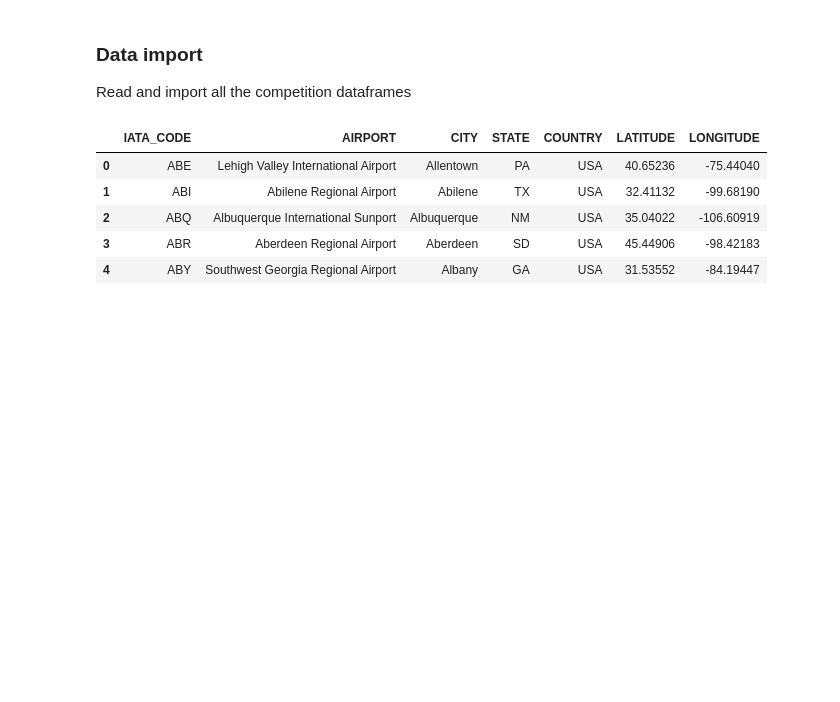
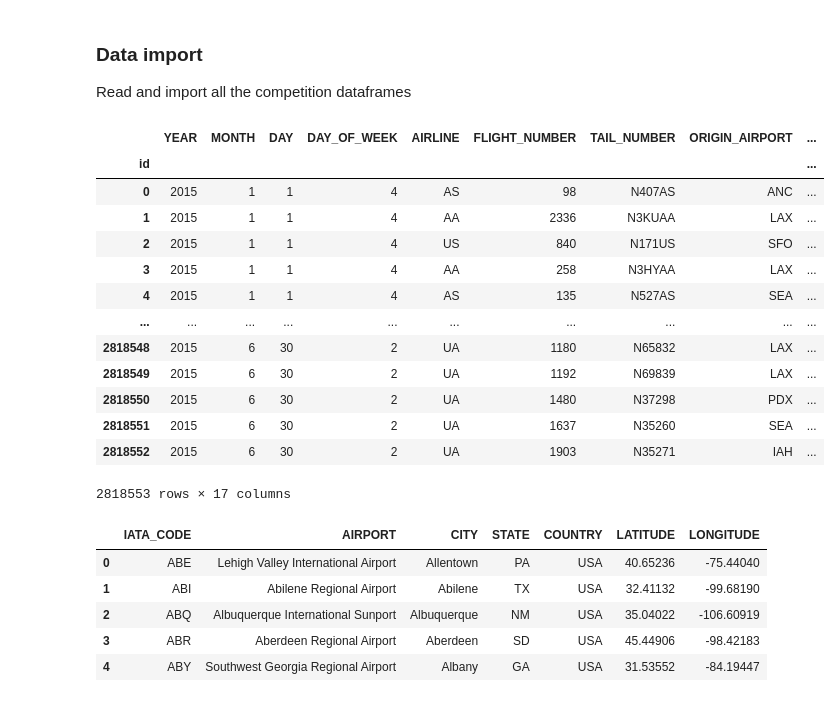
Before and after one commit to paula-sorolla/AML-FlightDelay, a Jupyter notebook: Preprocessing.ipynb, the cells around one changed output. Saved outputs shown, nothing was run; the diff lists cells and outputs as text; code cells hidden in the pictures; blank space fills up the shorter version.

```diff
--- a/Preprocessing.ipynb
+++ b/Preprocessing.ipynb
@@ -35,8 +35,24 @@ Read and import all the competition dataframes
 # %%
 df_airlines = pd.read_csv('Data/airlines.csv')
 df_airports = pd.read_csv('Data/airports.csv')
-df_flights = pd.read_csv('Data/flights_train.csv')
-df_flights_test = pd.read_csv('Data/flights_test.csv')
+df_flights = pd.read_csv('Data/flights_train.csv', index_col=0)  # first column as index
+df_flights_test = pd.read_csv('Data/flights_test.csv', index_col=0)
+df_flights
+# %% [output]
+|  | YEAR | MONTH | DAY | DAY_OF_WEEK | AIRLINE | FLIGHT_NUMBER | TAIL_NUMBER | ORIGIN_AIRPORT | ... |
+| id |  |  |  |  |  |  |  |  | ... |
+| 0 | 2015 | 1 | 1 | 4 | AS | 98 | N407AS | ANC | ... |
+| 1 | 2015 | 1 | 1 | 4 | AA | 2336 | N3KUAA | LAX | ... |
+| 2 | 2015 | 1 | 1 | 4 | US | 840 | N171US | SFO | ... |
+| 3 | 2015 | 1 | 1 | 4 | AA | 258 | N3HYAA | LAX | ... |
+| 4 | 2015 | 1 | 1 | 4 | AS | 135 | N527AS | SEA | ... |
+| ... | ... | ... | ... | ... | ... | ... | ... | ... | ... |
+| 2818548 | 2015 | 6 | 30 | 2 | UA | 1180 | N65832 | LAX | ... |
+| 2818549 | 2015 | 6 | 30 | 2 | UA | 1192 | N69839 | LAX | ... |
+| 2818550 | 2015 | 6 | 30 | 2 | UA | 1480 | N37298 | PDX | ... |
+| 2818551 | 2015 | 6 | 30 | 2 | UA | 1637 | N35260 | SEA | ... |
+| 2818552 | 2015 | 6 | 30 | 2 | UA | 1903 | N35271 | IAH | ... |
+2818553 rows × 17 columns
 # %%
 df_airports.head()
 # %% [output]
```
Also changed, not shown: parts of 21 cells of this notebook, 2 other files.
